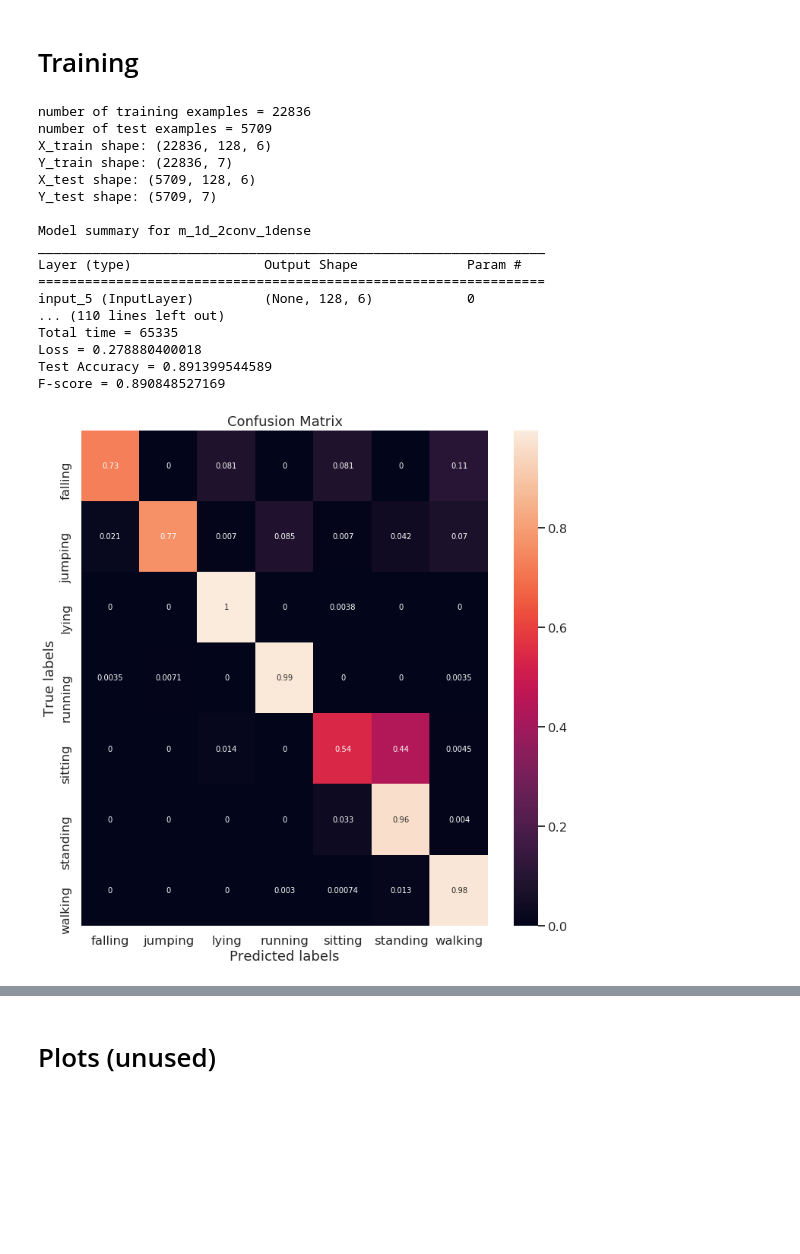
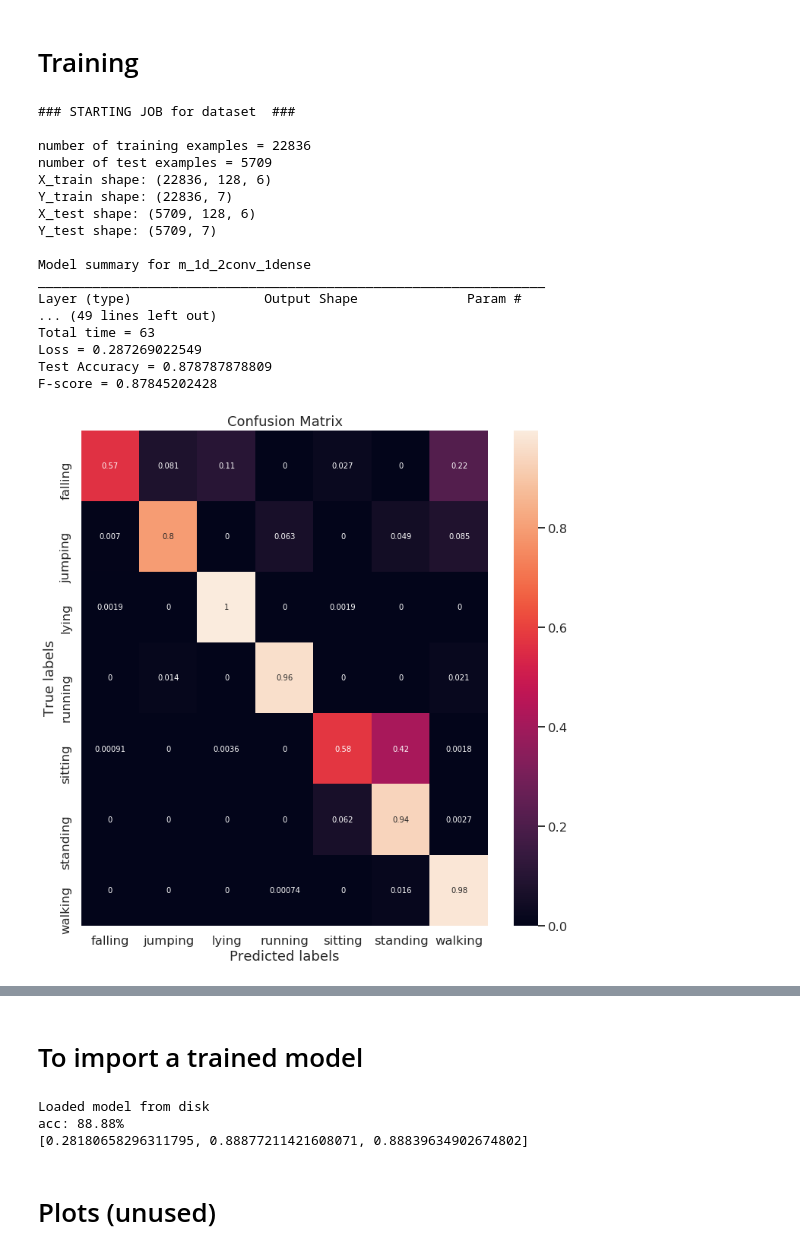
Before and after one commit to damnko/har-convolutional-neural-networks, a Jupyter notebook: 002-ml.ipynb, the cells around one changed output, grey strips where cells are left out. Cells and saved outputs as stored; diff of their text form; code cells hidden in the pictures; blank space fills up the shorter version.

Commit message:
feat: save outputs

```diff
--- a/002-ml.ipynb
+++ b/002-ml.ipynb
@@ -26,6 +27,14 @@ sn.set(style="white", context="talk")
 # print the number of available cpus
 gpus = K.tensorflow_backend._get_available_gpus()
 print('Available gpus', gpus)
+
+# generate output dir + filename
+def outdir(model_name):
+    # check if dir exists, otherwise create
+    basedir = './output/{}'.format(model_name)
+    if not os.path.exists(basedir):
+        os.makedirs(basedir)
+    return '{}/{}'.format(basedir, model_name)
 
 # load datasets
 def load_dataset(name):
@@ -48,7 +57,7 @@ def load_dataset(name):
 
 def show_stats(start_time, preds):
     print()
-    print('Total time =', round(time.time() - start))
+    print('Total time =', round(time.time() - start_time))
     print ("Loss =", str(preds[0]))
     print ("Test Accuracy =", str(preds[1]))
     print ("F-score =", str(preds[2]))
@@ -68,11 +77,19 @@ def conf_matrix(Y_true, Y_pred, class_conversion, model_name, save = False):
     ax.set_ylabel('True labels')
     ax.set_title('Confusion Matrix')
     if save:
-        fig.savefig('./{}.png'.format(model_name))
+        fig.savefig('{}.png'.format(outdir(model_name)))
         np.divide(cm, np.sum(cm, axis=1)).round(2)
         cla = classification_report(Y_true, Y_pred, target_names=class_conversion.values())
-        with open('{}.txt'.format(model_name), 'w') as text_file:
+        with open('{}.txt'.format(outdir(model_name)), 'w') as text_file:
             text_file.write(cla)
+
+def export_model(model, out_name):
+    # serialize model to JSON
+    model_json = model.to_json()
+    with open('{}-model.json'.format(outdir(out_name)), 'w') as json_file:
+        json_file.write(model_json)
+    # serialize weights to HDF5
+    model.save_weights('{}-weights.h5'.format(outdir(out_name)))
 
 # some custom measures to be computed at each epoch for the models
 def f1(y_true, y_pred):
@@ -174,17 +224,23 @@ models_conf = {
         'active': False,
         'is_1d': False,
         'model': m_3d_3conv_1dense
+    },
+    'm_1d2d_6conv_1dense': {
+        'active': False,
+        'is_1d': False,
+        'model': m_1d2d_6conv_1dense
     }
 }
 
 # in datasets name, test and train gets prependend at load time
 general_conf = {
     'debug': False,
+    'export_models': True,
     'batch_size': 32,
     'iterations': 5,
     'datasets': [
         '',
-        '-augmented',
+        #'-augmented',
         #'-with-trans'
     ]
 }
@@ -233,8 +289,9 @@ def HappyModel(input_shape):
 # cycle through the datasets
 for data in general_conf['datasets']:
     print()
-    print('### STARTING JOB ###')
+    print('### STARTING JOB for dataset {} ###'.format(data))
     print()
+
     X_train, X_test, Y_train, Y_test = load_dataset(data)
 
     # cycle through the models
@@ -265,39 +322,43 @@ for data in general_conf['datasets']:
                 # tensorboard config
                 tbCallBack = TensorBoard(log_dir='./logs/{}'.format(out_name), histogram_freq=0, write_graph=True, write_images=True)
                 # stop if loss does not decrease after x epochs
-                early_stop = EarlyStopping(patience=20)
+                early_stop = EarlyStopping(patience=15)
                 # train
                 history = current_model.fit(
                     x = X_train, y = Y_train,
                     epochs=general_conf['iterations'],
                     batch_size=general_conf['batch_size'],
                     callbacks = [tbCallBack])
                 # test
                 preds = current_model.evaluate(x = X_test, y = Y_test)
                 show_stats(start_time, preds)
 
                 # output results
                 predictions = current_model.predict(X_test)
                 Y_pred = ohe_to_label(predictions)
                 Y_true = ohe_to_label(Y_test)
 
                 conf_matrix(Y_true, Y_pred, class_conversion, out_name, save = True)
+
+                # export model
+                if general_conf['export_models']:
+                    export_model(current_model, out_name)
 # %% [output]
+### STARTING JOB for dataset  ###
+
 number of training examples = 22836
 number of test examples = 5709
 X_train shape: (22836, 128, 6)
 Y_train shape: (22836, 7)
 X_test shape: (5709, 128, 6)
 Y_test shape: (5709, 7)
 
 Model summary for m_1d_2conv_1dense
 _________________________________________________________________
 Layer (type)                 Output Shape              Param #
-=================================================================
-input_5 (InputLayer)         (None, 128, 6)            0
-... (110 lines left out)
-Total time = 65335
-Loss = 0.278880400018
-Test Accuracy = 0.891399544589
-F-score = 0.890848527169
+... (49 lines left out)
+Total time = 63
+Loss = 0.287269022549
+Test Accuracy = 0.878787878809
+F-score = 0.87845202428
-[figure, old version]
+[figure, new version]
@@ -305,3 +365,26 @@ F-score = 0.890848527169
+# %% [markdown]
+# To import a trained model
+# %%
+modelname = 'm_1d_2conv_1dense'
+
+# load json and create model
+json_file = open('{}-model.json'.format(modelname), 'r')
+loaded_model_json = json_file.read()
+json_file.close()
+loaded_model = model_from_json(loaded_model_json)
+# load weights into new model
+loaded_model.load_weights('{}-weights.h5'.format(modelname))
+print('Loaded model from disk')
+
+# evaluate loaded model on test data
+start_time = time.time()
+loaded_model.compile(optimizer='RMSprop', loss='categorical_crossentropy', metrics=['accuracy', f1])
+preds = loaded_model.evaluate(X_test, Y_test, verbose=0)
+show_stats(start_time, preds)
+# %% [output]
+Loaded model from disk
+acc: 88.88%
+[0.28180658296311795, 0.88877211421608071, 0.88839634902674802]
 # %% [markdown]
 # Plots (unused)
 # %%
```
Also changed, not shown: parts of 3 cells of this notebook, 1 other file.
